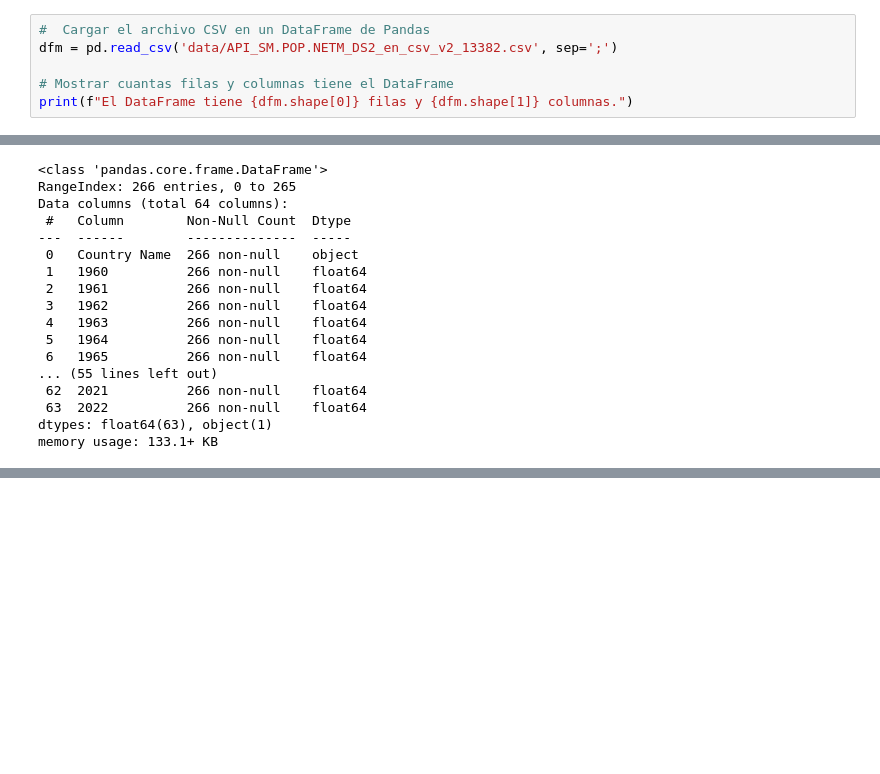
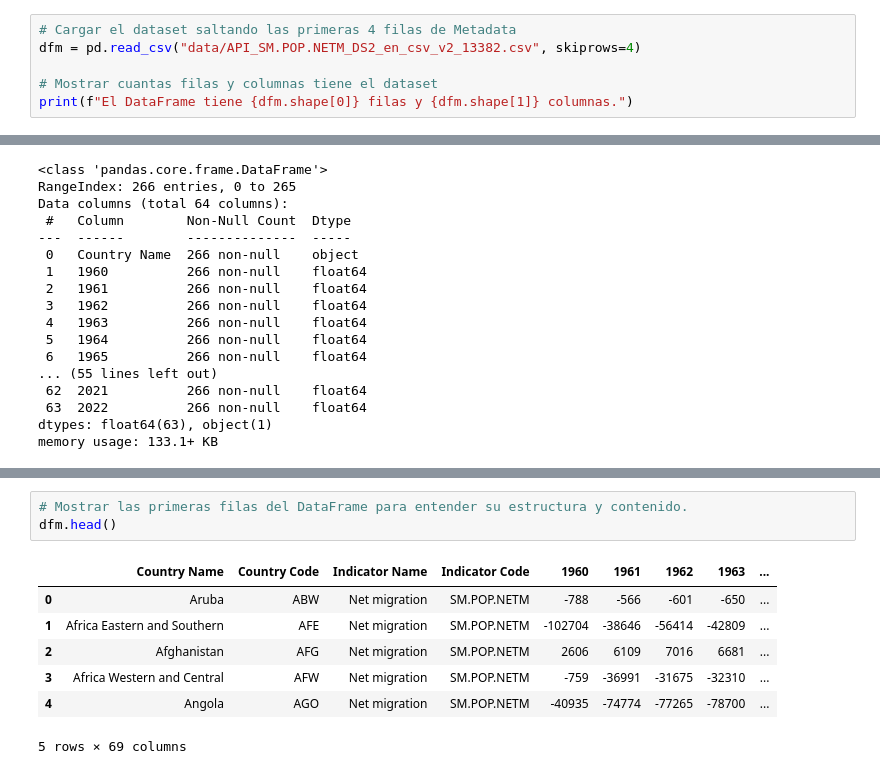
Before and after one commit to Bootcamp-IA-P4/world-population-migration-eda, a Jupyter notebook: venezuela_migrate.ipynb, the cells around one changed output, grey strips where cells are left out. Drawn from its saved outputs; the diff is of its cells as text; blank space fills up the shorter version.

```diff
--- a/venezuela_migrate.ipynb
+++ b/venezuela_migrate.ipynb
@@ -32,7 +28,7 @@ El DataFrame tiene 266 filas y 64 columnas.
 # %%
-#  Cargar el archivo CSV en un DataFrame de Pandas
-dfm = pd.read_csv('data/API_SM.POP.NETM_DS2_en_csv_v2_13382.csv', sep=';')
+# Cargar el dataset saltando las primeras 4 filas de Metadata
+dfm = pd.read_csv("data/API_SM.POP.NETM_DS2_en_csv_v2_13382.csv", skiprows=4)
 
-# Mostrar cuantas filas y columnas tiene el DataFrame
+# Mostrar cuantas filas y columnas tiene el dataset
 print(f"El DataFrame tiene {dfm.shape[0]} filas y {dfm.shape[1]} columnas.")
 # %% [output]
@@ -62,0 +93,11 @@ memory usage: 133.1+ KB
+# %%
+# Mostrar las primeras filas del DataFrame para entender su estructura y contenido.
+dfm.head()
+# %% [output]
+|  | Country Name | Country Code | Indicator Name | Indicator Code | 1960 | 1961 | 1962 | 1963 | ... |
+| 0 | Aruba | ABW | Net migration | SM.POP.NETM | -788 | -566 | -601 | -650 | ... |
+| 1 | Africa Eastern and Southern | AFE | Net migration | SM.POP.NETM | -102704 | -38646 | -56414 | -42809 | ... |
+| 2 | Afghanistan | AFG | Net migration | SM.POP.NETM | 2606 | 6109 | 7016 | 6681 | ... |
+| 3 | Africa Western and Central | AFW | Net migration | SM.POP.NETM | -759 | -36991 | -31675 | -32310 | ... |
+| 4 | Angola | AGO | Net migration | SM.POP.NETM | -40935 | -74774 | -77265 | -78700 | ... |
+5 rows × 69 columns
```
Also changed, not shown: parts of 26 cells of this notebook, 2 other files.
